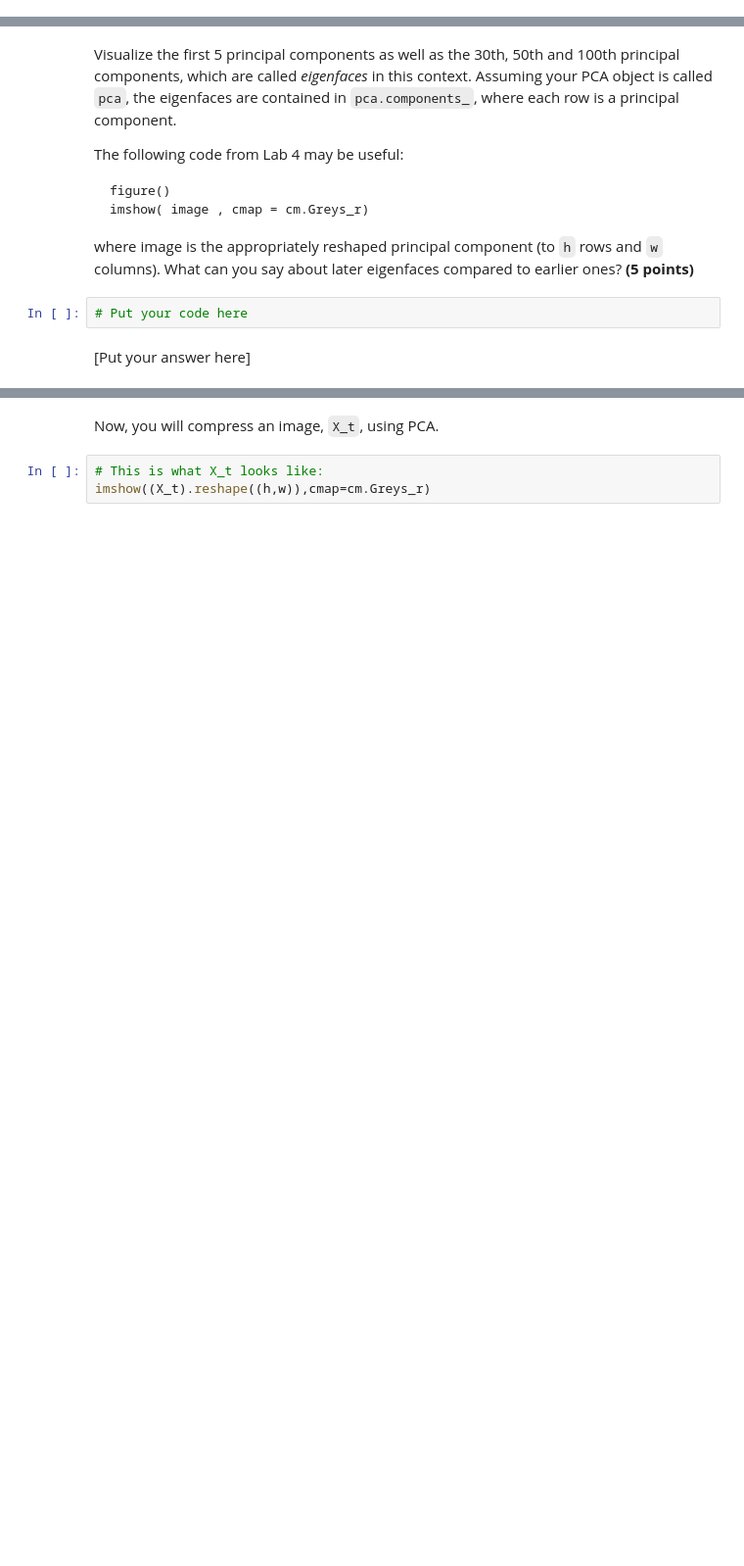
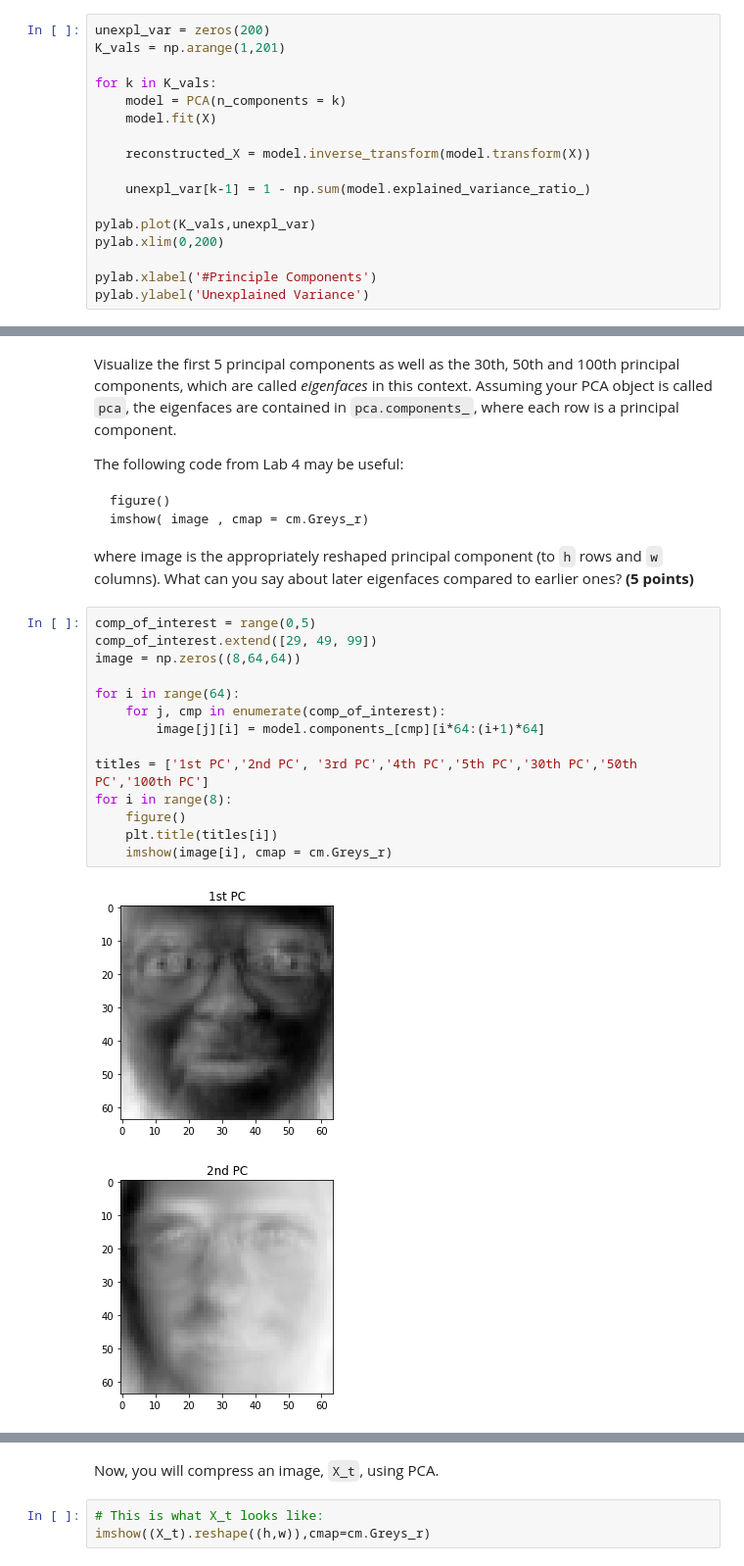
Before and after one commit to artur-sak13/Understanding-BD, a Jupyter notebook: lab5vvv/sak2.ipynb, the cells around one changed output, grey strips where cells are left out. Shown at 98% size. Cells and saved outputs as stored; diff of their text form; blank space fills up the shorter version.

```diff
--- a/lab5vvv/sak2.ipynb
+++ b/lab5vvv/sak2.ipynb
@@ -277,3 +300,20 @@ print pca.explained_variance_/
+# %%
+unexpl_var = zeros(200)
+K_vals = np.arange(1,201)
+
+for k in K_vals:
+    model = PCA(n_components = k)
+    model.fit(X)
+
+    reconstructed_X = model.inverse_transform(model.transform(X))
+
+    unexpl_var[k-1] = 1 - np.sum(model.explained_variance_ratio_)
+
+pylab.plot(K_vals,unexpl_var)
+pylab.xlim(0,200)
+
+pylab.xlabel('#Principle Components')
+pylab.ylabel('Unexplained Variance')
 # %% [markdown]
 Based on the Scree plot, propose a reasonable number of principal components to keep, in order to perform dimensionality reduction. Justify your choice. <b>(5 points)</b>
 
@@ -289,7 +329,20 @@ The following code from Lab 4 may be useful:
     imshow( image , cmap = cm.Greys_r)
 
 where image is the appropriately reshaped principal component (to `h` rows and `w` columns). What can you say about later eigenfaces compared to earlier ones? <b>(5 points)</b>
-# %%
-# Put your code here
-# %% [markdown]
-[Put your answer here]
+# %%
+comp_of_interest = range(0,5)
+comp_of_interest.extend([29, 49, 99])
+image = np.zeros((8,64,64))
+
+for i in range(64):
+    for j, cmp in enumerate(comp_of_interest):
+        image[j][i] = model.components_[cmp][i*64:(i+1)*64]
+
+titles = ['1st PC','2nd PC', '3rd PC','4th PC','5th PC','30th PC','50th PC','100th PC']
+for i in range(8):
+    figure()
+    plt.title(titles[i])
+    imshow(image[i], cmap = cm.Greys_r)
+# %% [output]
+[figure, added]
+[figure, added]
```
Also changed, not shown: parts of 38 cells of this notebook.
